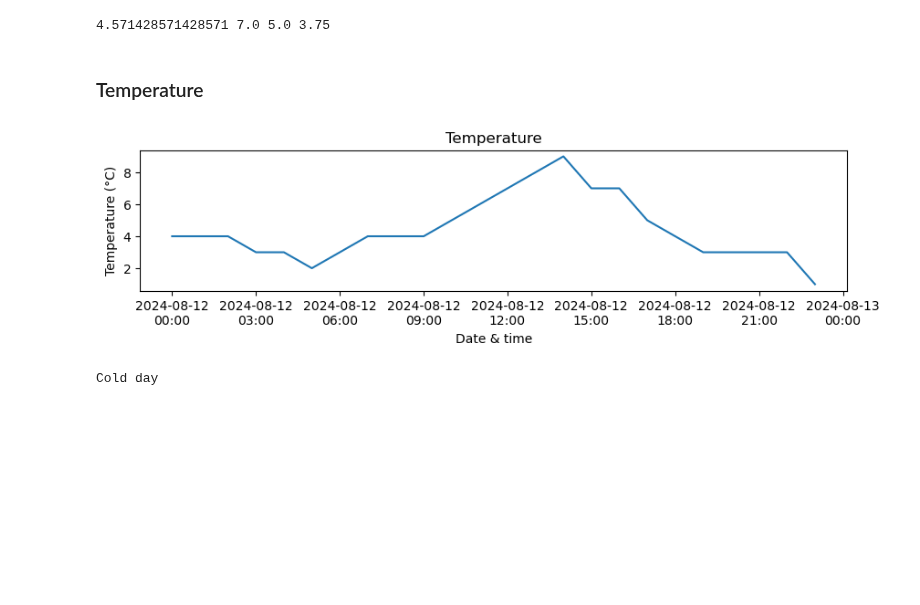
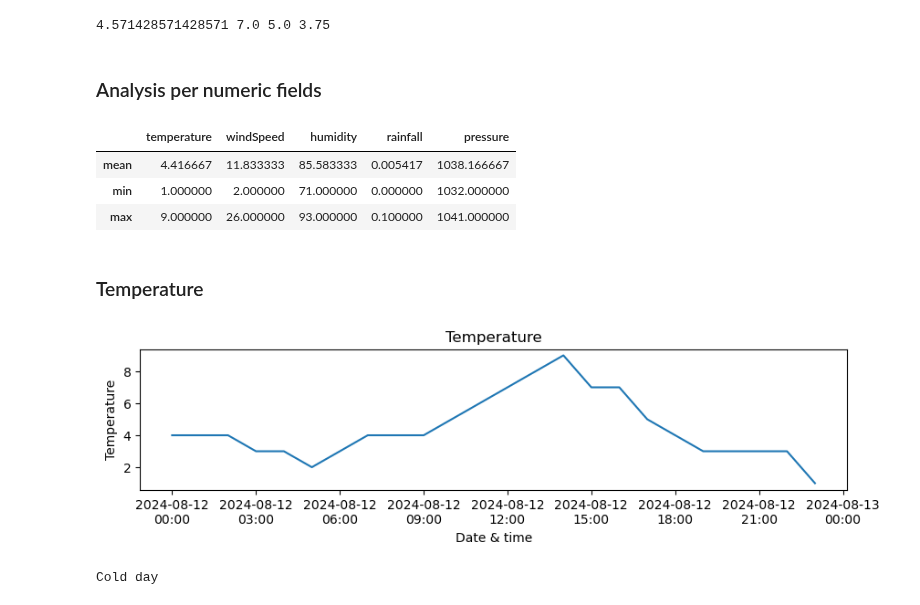
Before and after one commit to Ange-Dvs/computer_infrastructure_assessment, a Jupyter notebook: weather.ipynb, the cells around one changed output. Cells and saved outputs as stored; diff of their text form; code cells hidden in the pictures; blank space fills up the shorter version.

Commit message:
Notebook restructured, code refactored and functions created to reduce repeated lines of code and tidy notebook. Some analysis of historical data added.

```diff
--- a/weather.ipynb
+++ b/weather.ipynb
@@ -200,5 +200,10 @@ from myfunctions import colours_for_pie, check_common_wind_direction, classifyin
 # %% [markdown]
 ### Reading in the data
 # %%
-df = pd.read_json('data/weather/20241208_235253.json') # reading in one of the json generated by the script
-print(df) #  printing quickly check the data
+df2024 = pd.read_json('data/weather/20241208_235253.json') # reading in one of the json generated by the script
+#print(df2024) #  printing quickly check the data
+# reading in historical data for comparision
+df2020 = pd.read_csv('data/historical_data_athenry/2020_12_hourly.csv')
+df2021 = pd.read_csv('data/historical_data_athenry/2021_12_hourly.csv')
+df2022 = pd.read_csv('data/historical_data_athenry/2022_12_hourly.csv')
+df2023 = pd.read_csv('data/historical_data_athenry/2023_12_hourly.csv')
@@ -273,6 +212,21 @@ stat_values = {
 # %%
-df['datetime'] = pd.to_datetime(df['date'].astype(str) + ' ' + df['reportTime'].astype(str)) # merging the date and reportTime columns as strings and converting to a pandas datetime series to enable it to be used as the index for the DataFrame
+rename_columns = {'wdsp':'windSpeed','rhum':'humidity','rain':'rainfall','msl':'pressure', 'temp':'temperature'}
+numeric_fields = ['rainfall', 'temperature', 'humidity', 'windSpeed', 'pressure']
+datetime_format = '%d-%b-%Y %H:%M'
 
-df.set_index(df['datetime'], inplace=True) # setting the date as the index
-df = df.drop((['datetime', 'date']),axis =1) # removing the datetime column as the index now contains the pandas datetime series so the extra column is duplicated
-#print(df) # print for testing
+df2024['datetime'] = pd.to_datetime(df2024['date'].astype(str) + ' ' + df2024['reportTime'].astype(str)) # merging the date and reportTime columns as strings and converting to a pandas datetime series to enable it to be used as the index for the DataFrame
+
+df2024 = preprocess_data(data=df2024, rename_columns=None, numeric_fields=numeric_fields, date_col='datetime', datetime_format=datetime_format) # function to take in the historical datasets for previous years and prepare the data to be used
+df2024 = df2024.drop((['reportTime', 'date']),axis =1) # removing the datetime column as the index now contains the pandas datetime series so the extra column is duplicated
+
+# setting date_col to be used for the historical date being preprocessed
+date_col = 'date'
+
+# calling the preprocess_data function to clean the historical datasets to match the naming of the .json file
+df2020 = preprocess_data(data=df2020, rename_columns=rename_columns, numeric_fields=numeric_fields, date_col=date_col, datetime_format=datetime_format)
+
+df2021 = preprocess_data(data=df2021, rename_columns=rename_columns, numeric_fields=numeric_fields, date_col=date_col, datetime_format=datetime_format)
+
+df2022 = preprocess_data(data=df2022, rename_columns=rename_columns, numeric_fields=numeric_fields, date_col=date_col, datetime_format=datetime_format)
+
+df2023 = preprocess_data(data=df2023, rename_columns=rename_columns, numeric_fields=numeric_fields, date_col=date_col, datetime_format=datetime_format)
@@ -329,3 +275,5 @@ average_temp_north_west = df[df['cardinalWindDirection'] == 'NW']['temperature']
 print(average_temp_north, average_temp_north_east, average_temp_west, average_temp_north_west)
 # %% [output]
 4.571428571428571 7.0 5.0 3.75
+# %% [markdown]
+### Analysis per numeric fields
@@ -332,18 +283,16 @@ print(average_temp_north, average_temp_north_east, average_temp_west, average_te
+# %%
+# showing a high level overview of the summary of the numerical fields that will be reviewed in the notebook
+df2024.describe().loc[['mean','min', 'max'],['temperature', 'windSpeed', 'humidity', 'rainfall', 'pressure']]
+# %% [output]
+|  | temperature | windSpeed | humidity | rainfall | pressure |
+| mean | 4.416667 | 11.833333 | 85.583333 | 0.005417 | 1038.166667 |
+| min | 1.000000 | 2.000000 | 71.000000 | 0.000000 | 1032.000000 |
+| max | 9.000000 | 26.000000 | 93.000000 | 0.100000 | 1041.000000 |
 # %% [markdown]
 ### Temperature
-# %%
-# plotting the temperature
-plt.figure(figsize=(10,2))
-sns.lineplot(data=df, x=df.index, y='temperature')
-
-# formating x-axis dates to avoid labels on x-axis being cut off or shortened
-plt.gca().xaxis.set_major_formatter(mdates.DateFormatter('%Y-%m-%d\n%H:%M'))
-
-plt.xlabel('Date & time')
-plt.ylabel('Temperature (°C)')
-plt.title('Temperature')
-
-plt.show()
-# %% [output]
-[figure, removed]
+# %%
+# plotting the temperature
+temp_plot_to_show = line_plot_overview(selected_column='temperature', dataset24=df2024)
+# %% [output]
+[figure, added]
 # %%
```
Also changed, not shown: parts of 49 cells of this notebook, 2 other files.
